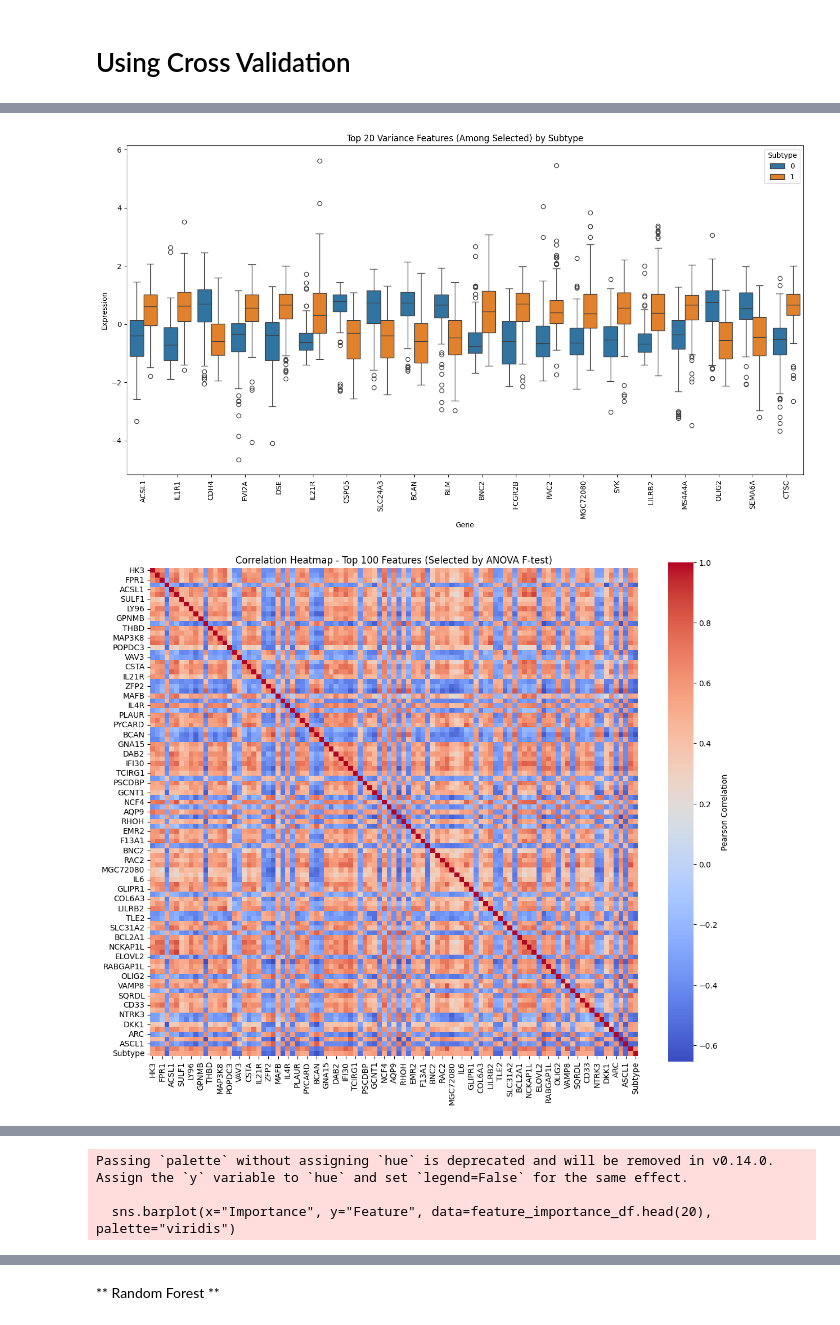
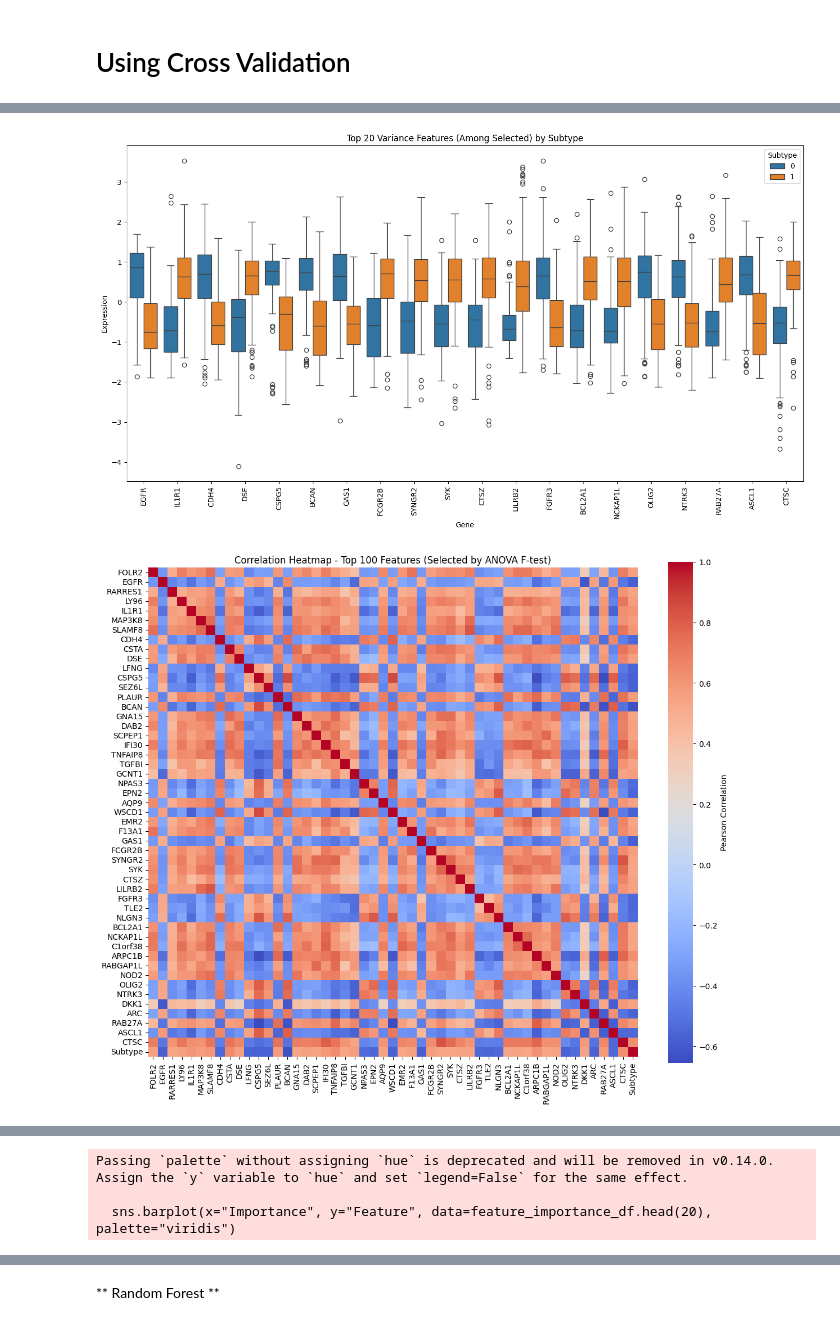
Before and after one commit to abrunhosa16/bioinformatics_ml, a Jupyter notebook: main.ipynb, the cells around one changed output, grey strips where cells are left out. Saved outputs shown, nothing was run; the diff lists cells and outputs as text; code cells hidden in the pictures.

```diff
--- a/main.ipynb
+++ b/main.ipynb
@@ -496,22 +482,18 @@ X_scaled = standardization(X)
 # 1. Variance Threshold
 vt = VarianceThreshold(threshold=0.01)
 X_vt = vt.fit_transform(X_scaled)
-
-# Obter os nomes das features após o VarianceThreshold
 vt_feature_names = X.columns[vt.get_support()]
 X_vt_df = pd.DataFrame(X_vt, columns=vt_feature_names, index=X.index)
 
-# 2. SelectKBest (ANOVA F-test)
-select_k = 100
+# 2. SelectKBest
+select_k = 50
 fs = SelectKBest(score_func=f_classif, k=select_k)
 X_selected = fs.fit_transform(X_vt_df, y)
-
-# Obter os nomes das 100 features selecionadas
 selected_feature_names = vt_feature_names[fs.get_support()]
 X_selected_df = pd.DataFrame(X_selected, columns=selected_feature_names, index=X.index)
 
 # --------------------
-# Visualização: Boxplot das features selecionadas
+# Visualização: Boxplot das features selecionadas (if function exists)
 # --------------------
 plot_feature_selection(X_selected_df, X_vt_df, y, selected_feature_names, X)
 # %% [output]
@@ -519,4 +501,4 @@ plot_feature_selection(X_selected_df, X_vt_df, y, selected_feature_names, X)
-[figure, old version]
+[figure, new version]
-[figure, old version]
+[figure, new version]
 Top 20 Feature Importances (Random Forest):
     Feature  Importance
```
Also changed, not shown: parts of 15 cells of this notebook.
